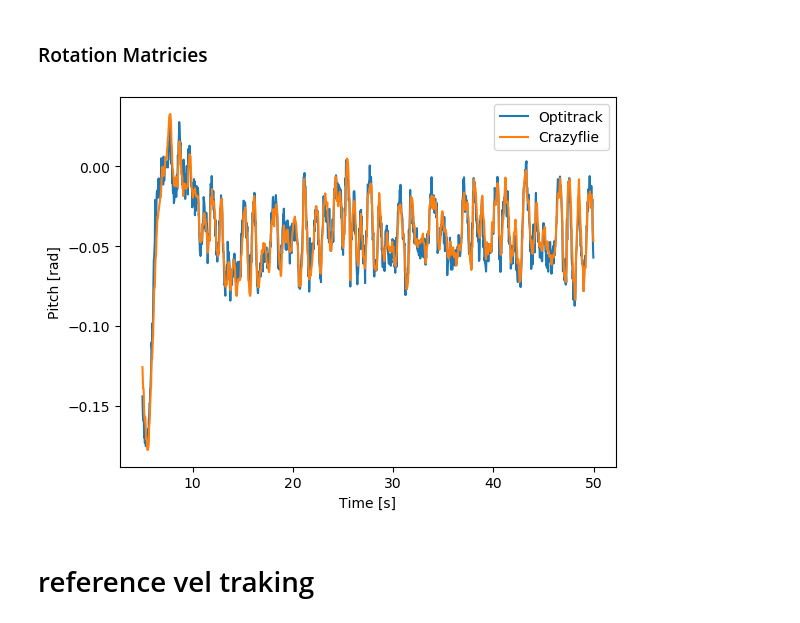
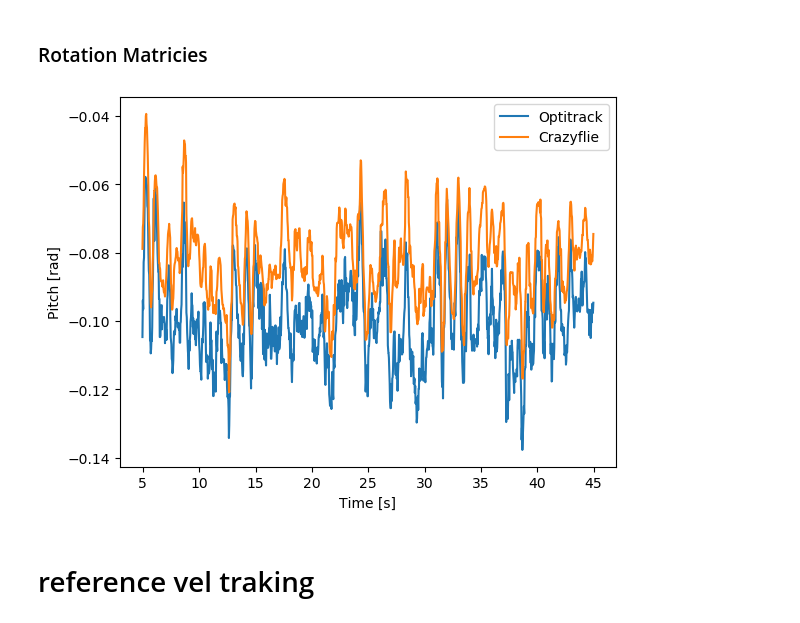
Before and after one commit to LuizMiguelTavares/crazyflie, a Jupyter notebook: crazyflie_controller/src/data/kalman_filter_tests2.ipynb, the cells around one changed output. Cells and saved outputs as stored; diff of their text form; code cells hidden in the pictures.

```diff
--- a/crazyflie_controller/src/data/kalman_filter_tests2.ipynb
+++ b/crazyflie_controller/src/data/kalman_filter_tests2.ipynb
@@ -7,7 +7,7 @@ import numpy as np
 import matplotlib.pyplot as plt
 import tf.transformations as tf
 
-bag = rosbag.Bag('/home/miguel/catkin_ws/src/crazyflie/crazyflie_controller/src/data/LQG_kalman_data_hvel40_angmax_30.bag')
+bag = rosbag.Bag('/home/miguel/catkin_ws/src/crazyflie/crazyflie_controller/src/data/True_LQG1_05.bag')
 
 time = []
 position_kalman = []
@@ -59,7 +59,7 @@ for topic, msg, t in bag.read_messages(topics=['time', 'position_Optitrack', 'po
 
 ## Limit the data between 5 and 25 seconds
 start = 5
-end = 50
+end = 45
 
 len_time = len(time)
 max_time = time[len_time-1]
@@ -112,15 +112,15 @@ for i in range(len(time)):
     vel_optitrack_body[i, 0:2] = rotation_world_to_body(orientation_optitrack_rad[i, 2], vel_optitrack[i, 0:2])
     vel_optitrack_body[i, 2] = vel_optitrack[i, 2]
 # %%
-plt.plot(time, np.array(orientation_optitrack_rad)[:, 1], label='Optitrack')
-plt.plot(time, orientation_crazyflie_rad[:, 1], label='Crazyflie')
+plt.plot(time, np.array(orientation_optitrack_rad)[:, 0], label='Optitrack')
+plt.plot(time, orientation_crazyflie_rad[:, 0], label='Crazyflie')
 
 plt.xlabel('Time [s]')
 plt.ylabel('Pitch [rad]')
 plt.legend()
 plt.show()
 # %% [output]
-[figure, old version]
+[figure, new version]
 # %% [markdown]
 # reference vel traking
 # %% [markdown]
```
Also changed, not shown: parts of 21 cells of this notebook, 9 other files.
